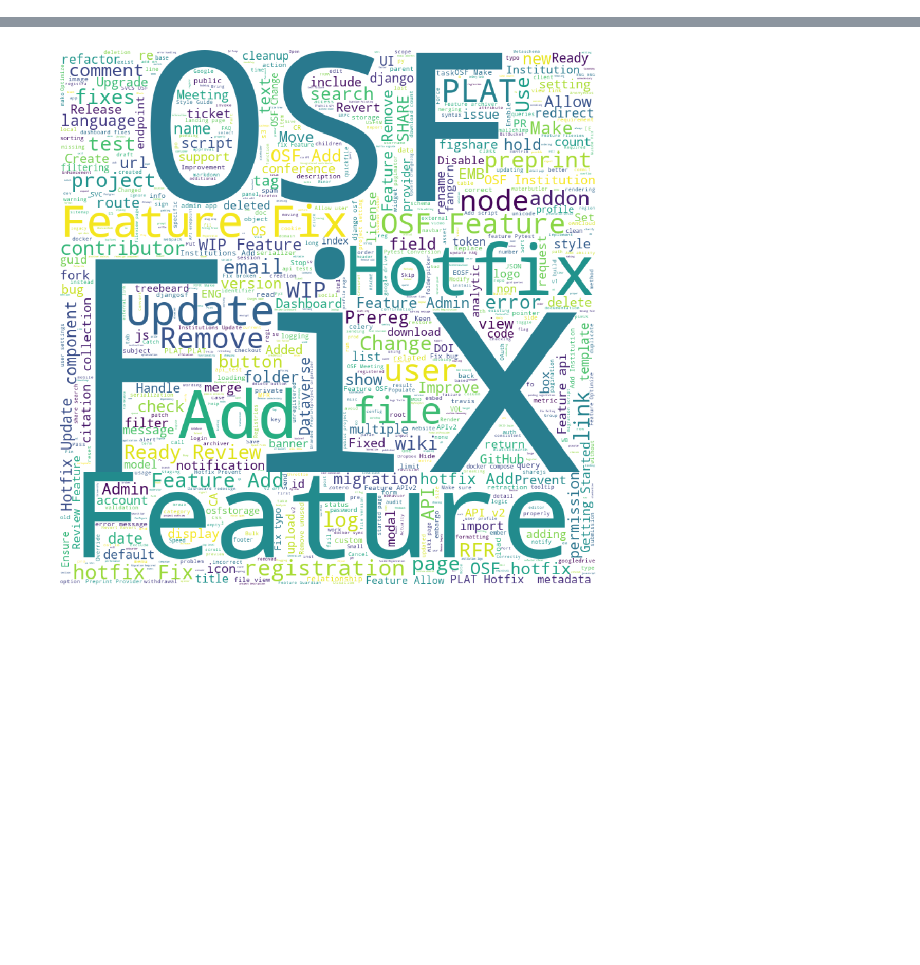
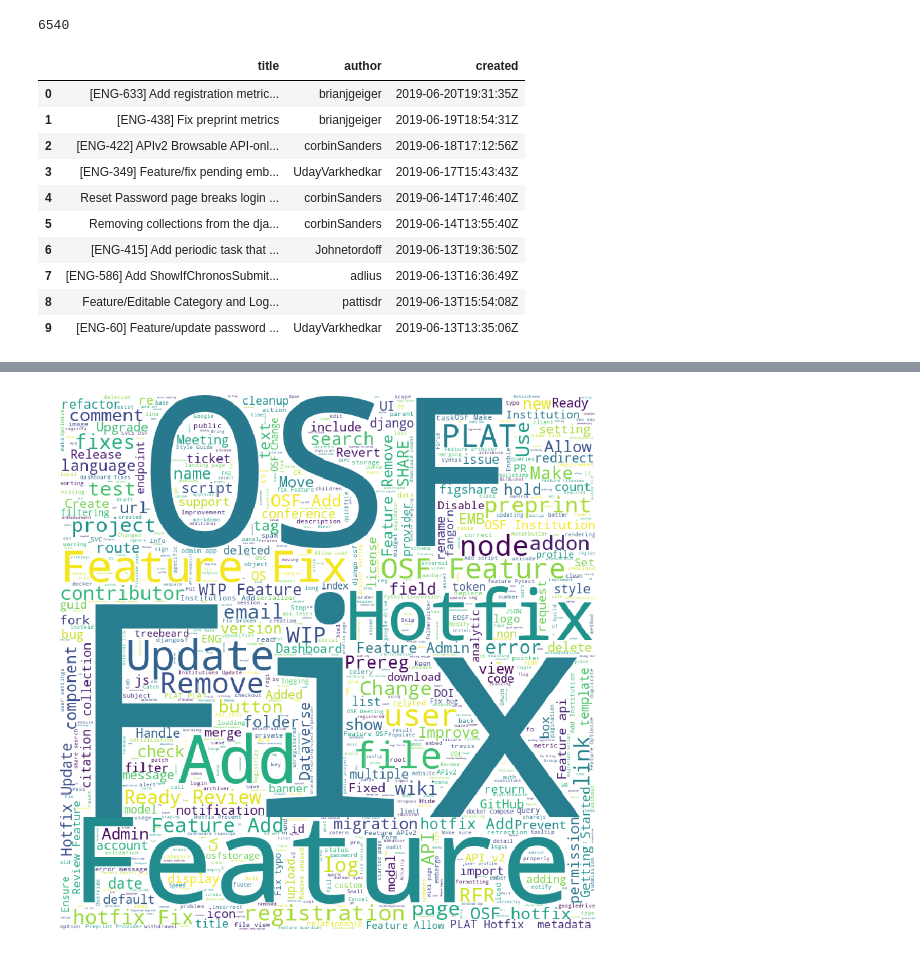
Before and after one commit to pattisdr/data_analysis_with_pandas_and_wordcloud, a Jupyter notebook: osf_pull_request_wordclouds.ipynb, the cells around one changed output, grey strips where cells are left out. Cells and saved outputs as stored; diff of their text form; code cells hidden in the pictures; blank space fills up the shorter version.

```diff
--- a/osf_pull_request_wordclouds.ipynb
+++ b/osf_pull_request_wordclouds.ipynb
@@ -10,3 +7,20 @@ stopwords = set(STOPWORDS)
 data = pd.read_csv("output.csv")
 cleaned_data = pd.read_csv("cleaned.csv")
 pd.set_option('display.max_rows', None)
+# %%
+count = len(data)
+print count
+data.head(10)
+# %% [output]
+6540
+|  | title | author | created |
+| 0 | [ENG-633] Add registration metric... | brianjgeiger | 2019-06-20T19:31:35Z |
+| 1 | [ENG-438] Fix preprint metrics | brianjgeiger | 2019-06-19T18:54:31Z |
+| 2 | [ENG-422] APIv2 Browsable API-onl... | corbinSanders | 2019-06-18T17:12:56Z |
+| 3 | [ENG-349] Feature/fix pending emb... | UdayVarkhedkar | 2019-06-17T15:43:43Z |
+| 4 | Reset Password page breaks login ... | corbinSanders | 2019-06-14T17:46:40Z |
+| 5 | Removing collections from the dja... | corbinSanders | 2019-06-14T13:55:40Z |
+| 6 | [ENG-415] Add periodic task that ... | Johnetordoff | 2019-06-13T19:36:50Z |
+| 7 | [ENG-586] Add ShowIfChronosSubmit... | adlius | 2019-06-13T16:36:49Z |
+| 8 | Feature/Editable Category and Log... | pattisdr | 2019-06-13T15:54:08Z |
+| 9 | [ENG-60] Feature/update password ... | UdayVarkhedkar | 2019-06-13T13:35:06Z |
```
Also changed, not shown: parts of 5 cells of this notebook, 1 other file.
